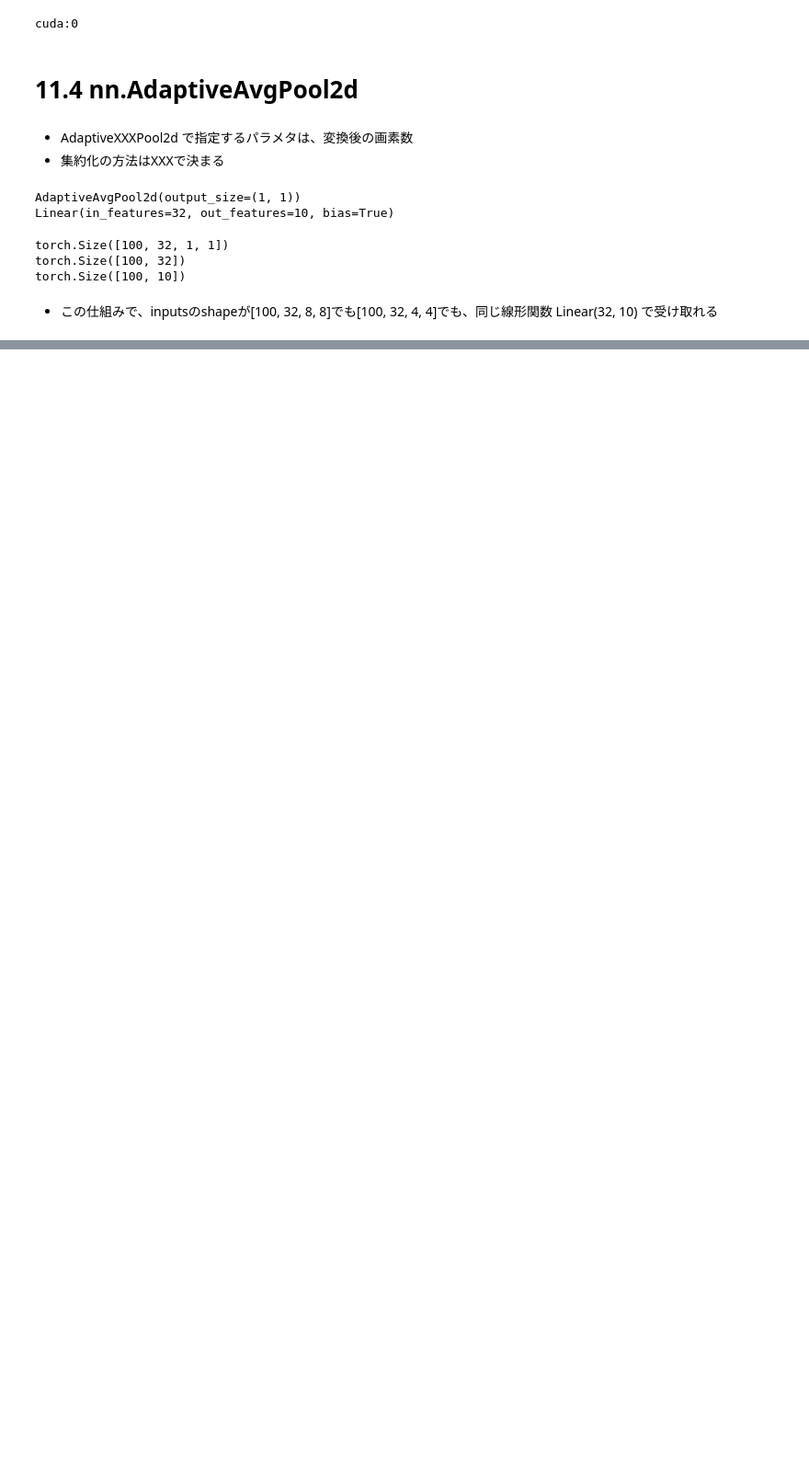
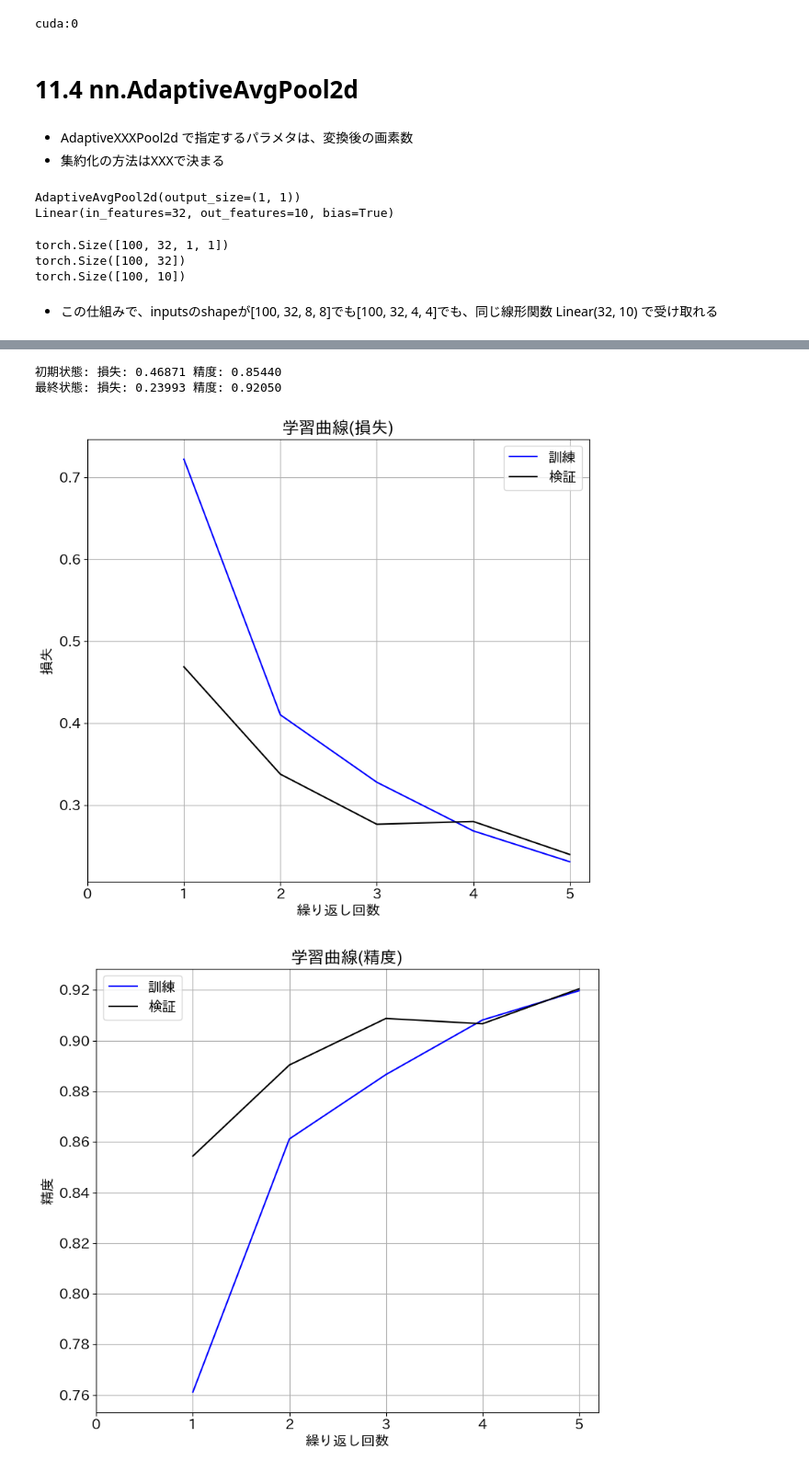
Before and after one commit to YasudaKaito/pytorch_book_akaishi, a Jupyter notebook: ch11_fine_tuning.ipynb, the cells around one changed output, grey strips where cells are left out. Shown at 92% size. Cells and saved outputs as stored; diff of their text form; code cells hidden in the pictures; blank space fills up the shorter version.

```diff
--- a/ch11_fine_tuning.ipynb
+++ b/ch11_fine_tuning.ipynb
@@ -85,3 +85,10 @@ torch.Size([100, 32])
 torch.Size([100, 10])
 # %% [markdown]
 - この仕組みで、inputsのshapeが[100, 32, 8, 8]でも[100, 32, 4, 4]でも、同じ線形関数 Linear(32, 10) で受け取れる
+# %%
+# 分類先クラス名の定義
+classes = ('plane', 'car', 'bird', 'cat',
+           'deer', 'dog', 'frog', 'horse', 'ship', 'truck')
+
+# 分類先クラス数　今回は10になる
+n_output = len(classes)
@@ -87,0 +246,33 @@ torch.Size([100, 10])
+# %%
+torch_seed()
+
+# 事前学習済みモデルのロード
+# pretraind = True で学習済みパラメータも一緒に読み込む
+net = models.resnet18(pretrained=True)
+
+# 最終レイヤー関数の入力次元数を確認
+fc_in_features = net.fc.in_features
+
+# 最終レイヤー関数の付け替え
+net.fc = nn.Linear(fc_in_features, n_output)
+
+net = net.to(device)
+
+lr = 0.01
+criterion = nn.CrossEntropyLoss()
+# 事前学習済みモデルを利用する場合、シンプルな最適化関数が望ましい -> Adam ではなく SGD with momentum を使用
+optimizer = optim.SGD(net.parameters(), lr=lr, momentum=0.9)
+history = np.zeros((0, 5))
+# %%
+# 学習
+num_epochs = 5
+history = fit(
+    net,
+    optimizer,
+    criterion,
+    num_epochs,
+    train_loader,
+    test_loader,
+    device,
+    history
+)
@@ -87,0 +285,7 @@ torch.Size([100, 10])
+# %%
+evaluate_history(history)
+# %% [output]
+初期状態: 損失: 0.46871 精度: 0.85440
+最終状態: 損失: 0.23993 精度: 0.92050
+[figure, added]
+[figure, added]
```
Also changed, not shown: parts of 22 cells of this notebook.
